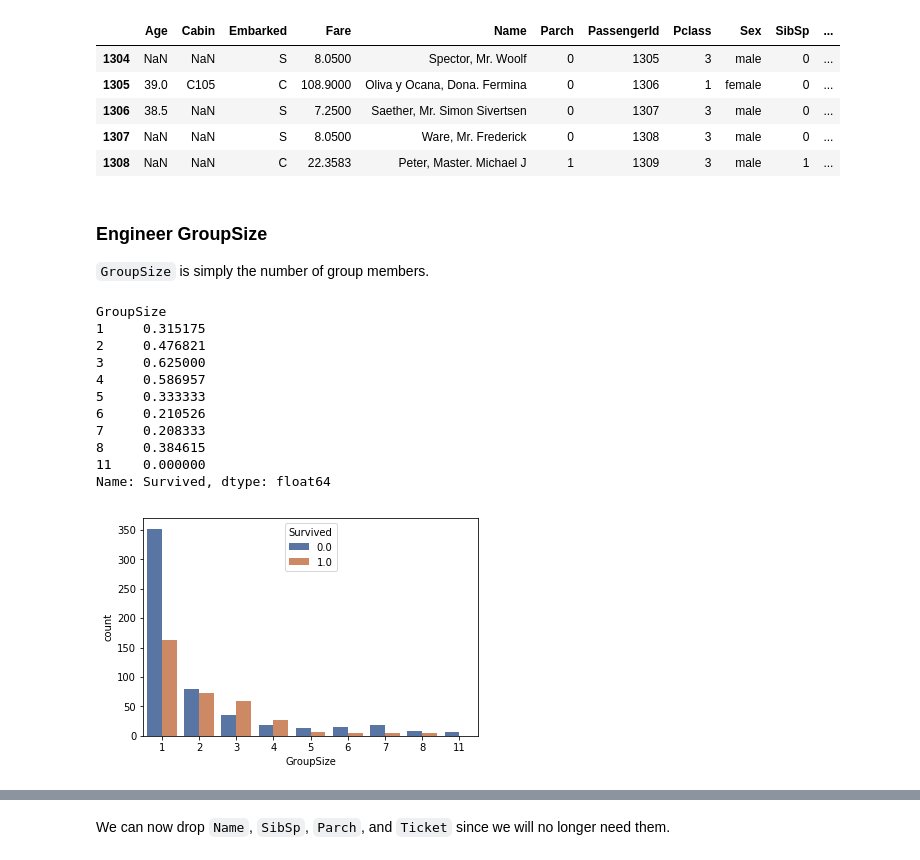
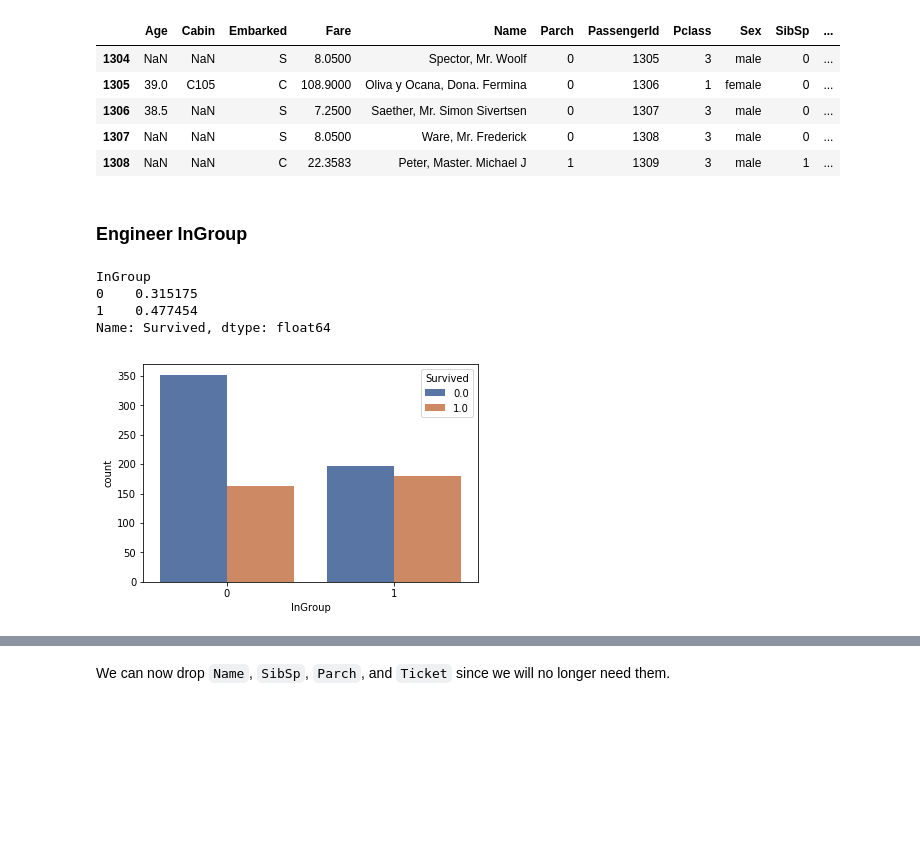
Before and after one commit to davidtvs/kaggle-titanic, a Jupyter notebook: surviving-the-titanic.ipynb, the cells around one changed output, grey strips where cells are left out. Cells and saved outputs as stored; diff of their text form; code cells hidden in the pictures; blank space fills up the shorter version.

```diff
--- a/surviving-the-titanic.ipynb
+++ b/surviving-the-titanic.ipynb
@@ -163,0 +217,9 @@ fill_age_df.head()
+# %%
+# Encode ages and sex
+fill_age_df['IsMale'] = fill_age_df['Sex'].astype('category').cat.codes
+fill_age_df['AgeBand'] = fill_age_df['AgeBand'].astype('category').cat.codes
+
+# Drop columns we no longer need
+fill_age_df.drop(columns=['Name', 'Sex', 'Title'], inplace=True)
+
+fill_age_df.head(2)
@@ -164,9 +230,14 @@ fill_age_df.head()
 # %% [markdown]
 Convert the dataset in training samples, training labels, and testing samples.
 # %%
-X_train = fill_age_df.loc[fill_age_df['Age'] != -1].drop(columns='Age')
-Y_train = fill_age_df['Age'].loc[fill_age_df['Age'] != -1]
-X = fill_age_df.loc[fill_age_df['Age'] == -1].drop(columns='Age')
+# Drop all rows with unknown age bands (-1) from the training set
+X_train = fill_age_df.loc[fill_age_df['AgeBand'] != -1].drop(columns='AgeBand')
+Y_train = fill_age_df['AgeBand'].loc[fill_age_df['AgeBand'] != -1]
+
+# Get all rows with unknown age bands (-1) for the test set
+X = fill_age_df.loc[fill_age_df['AgeBand'] == -1].drop(columns='AgeBand')
+
+# Some shapes to double-check
 print("Training samples shape: {}".format(X_train.shape))
 print("Training labels shape: {}".format(Y_train.shape))
 print("Samples to predict shape: {}".format(X.shape))
@@ -230,12 +305,16 @@ It also shows that the model can make good predictions for passengers between th
 We can now predict the age band for passengers with missing data:
 # %%
 Y = tree.predict(X)
-fill_age_df.loc[fill_age_df['Age'] == -1, 'Age'] = Y
+fill_age_df.loc[fill_age_df['AgeBand'] == -1, 'AgeBand'] = Y
 # %% [markdown]
 Apply the integer encoded age bands to the train and test datasets.
 # %%
-train['Age'] = fill_age_df.iloc[:train_len, 0]
-test['Age'] = fill_age_df.iloc[train_len:, 0]
+train['AgeBand'] = fill_age_df.iloc[:train_len, 0]
+test['AgeBand'] = fill_age_df.iloc[train_len:, 0]
 
-train.head()
+# Remove Age column
+train.drop(columns='Age', inplace=True)
+test.drop(columns='Age', inplace=True)
+
+train.head(2)
 # %% [output]
@@ -469,30 +545,25 @@ dataset.tail()
 | 1306 | 38.5 | NaN | S | 7.2500 | Saether, Mr. Simon Sivertsen | 0 | 1307 | 3 | male | 0 | ... |
 | 1307 | NaN | NaN | S | 8.0500 | Ware, Mr. Frederick | 0 | 1308 | 3 | male | 0 | ... |
 | 1308 | NaN | NaN | C | 22.3583 | Peter, Master. Michael J | 1 | 1309 | 3 | male | 1 | ... |
-# %% [markdown]
-### Engineer GroupSize
-
-`GroupSize` is simply the number of group members.
+# %% [markdown]
+### Engineer InGroup
 # %%
+# Calculate the size of each group
 dataset['GroupSize'] = dataset.groupby('GroupId')['GroupId'].transform('count')
 dataset.loc[dataset['GroupId'] == 0, 'GroupSize'] = 1
 
+# InGroup is 1 for groups with more than one member
+dataset['InGroup'] = (dataset['GroupSize'] > 1).astype(int)
+
 # Add to the train and test datasets
-train['GroupSize'] = dataset.iloc[:train_len, -1]
-test['GroupSize'] = dataset.iloc[train_len:, -1].reset_index(drop=True)
+train['InGroup'] = dataset.iloc[:train_len, -1]
+test['InGroup'] = dataset.iloc[train_len:, -1].reset_index(drop=True)
 
-_ = sns.countplot(x='GroupSize', hue='Survived', data=train)
-train.groupby('GroupSize')['Survived'].mean()
+_ = sns.countplot(x='InGroup', hue='Survived', data=train)
+train.groupby('InGroup')['Survived'].mean()
 # %% [output]
-GroupSize
-1     0.315175
-2     0.476821
-3     0.625000
-4     0.586957
-5     0.333333
-6     0.210526
-7     0.208333
-8     0.384615
-11    0.000000
+InGroup
+0    0.315175
+1    0.477454
 Name: Survived, dtype: float64
-[figure, old version]
+[figure, new version]
```
Also changed, not shown: parts of 45 cells of this notebook.
